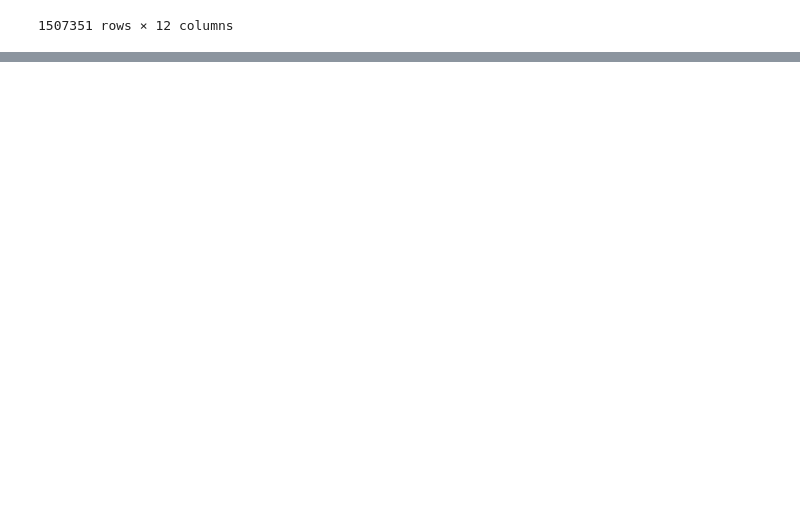
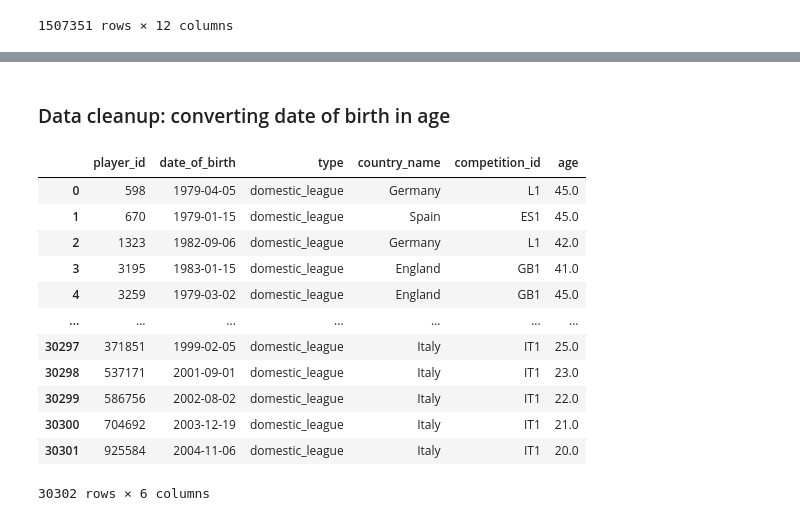
Before and after one commit to BonincontroL/IumTweb_project, a Jupyter notebook: solution/DataAnalysis/JupyterNotebooks/appearances.ipynb, the cells around one changed output, grey strips where cells are left out. Drawn from its saved outputs; the diff is of its cells as text; code cells hidden in the pictures; blank space fills up the shorter version.

```diff
--- a/solution/DataAnalysis/JupyterNotebooks/appearances.ipynb
+++ b/solution/DataAnalysis/JupyterNotebooks/appearances.ipynb
@@ -23,0 +67,20 @@ appearances_df
+# %% [markdown]
+### Data cleanup: converting date of birth in age
+# %%
+current_year= datetime.now().year
+players_df['age'] = current_year-players_df['date_of_birth'].dt.year
+players_df
+# %% [output]
+|  | player_id | date_of_birth | type | country_name | competition_id | age |
+| 0 | 598 | 1979-04-05 | domestic_league | Germany | L1 | 45.0 |
+| 1 | 670 | 1979-01-15 | domestic_league | Spain | ES1 | 45.0 |
+| 2 | 1323 | 1982-09-06 | domestic_league | Germany | L1 | 42.0 |
+| 3 | 3195 | 1983-01-15 | domestic_league | England | GB1 | 41.0 |
+| 4 | 3259 | 1979-03-02 | domestic_league | England | GB1 | 45.0 |
+| ... | ... | ... | ... | ... | ... | ... |
+| 30297 | 371851 | 1999-02-05 | domestic_league | Italy | IT1 | 25.0 |
+| 30298 | 537171 | 2001-09-01 | domestic_league | Italy | IT1 | 23.0 |
+| 30299 | 586756 | 2002-08-02 | domestic_league | Italy | IT1 | 22.0 |
+| 30300 | 704692 | 2003-12-19 | domestic_league | Italy | IT1 | 21.0 |
+| 30301 | 925584 | 2004-11-06 | domestic_league | Italy | IT1 | 20.0 |
+30302 rows × 6 columns
```
Also changed, not shown: parts of 18 cells of this notebook, 6 other files.
